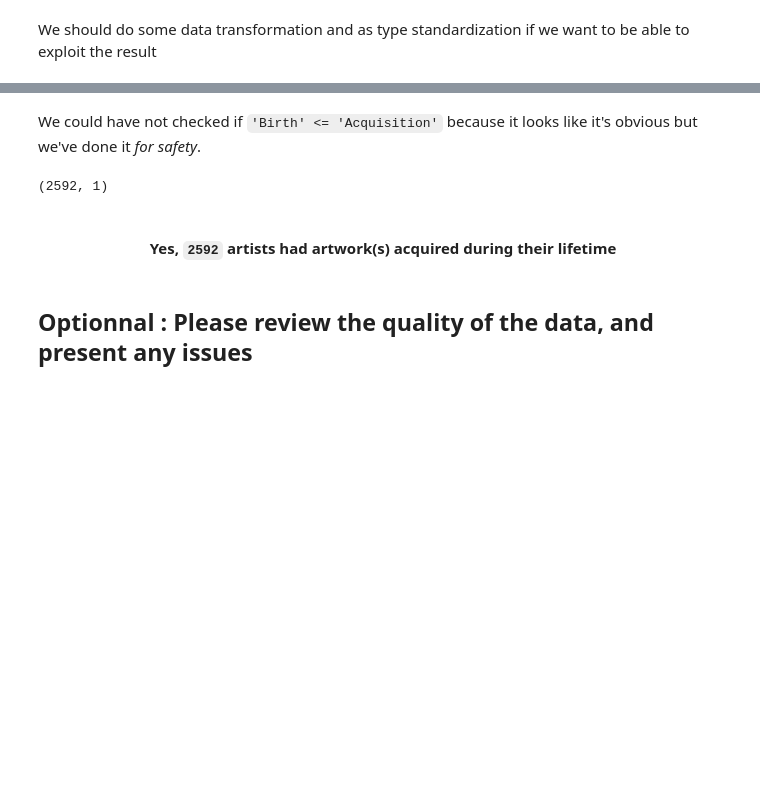
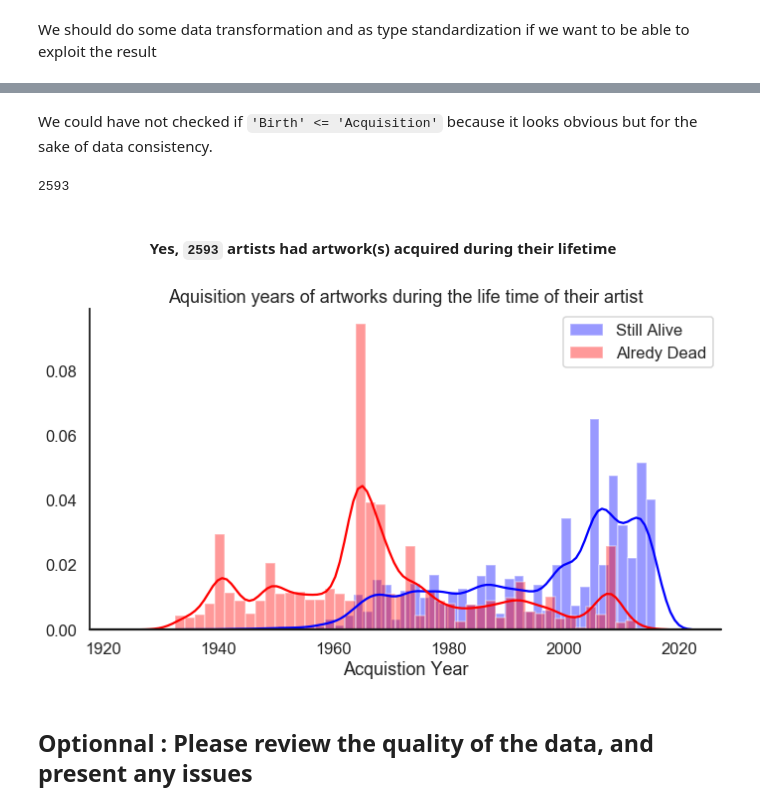
Before and after one commit to Martin-Labenne/Jolimoi_Technical_Interview, a Jupyter notebook: notebook/moma_study.ipynb, the cells around one changed output, grey strips where cells are left out. Drawn from its saved outputs; the diff is of its cells as text; code cells hidden in the pictures; blank space fills up the shorter version.

Commit message:
graph q4, better readibility, begin q6

```diff
--- a/notebook/moma_study.ipynb
+++ b/notebook/moma_study.ipynb
@@ -384,7 +398,8 @@ join_table = pd.read_sql(""" SELECT artists.Name AS Artist, artists.`Birth Year`
                              JOIN artworks
                              ON artists.`Artist ID` = artworks.`Artist ID`
                              WHERE Artist NOT LIKE '%Unknown%'
-                             AND Acquisition NOT NULL;
+                             AND Acquisition NOT NULL
+                             AND Birth NOT NULL;
                          """
                          , connector)
 join_table.head()
@@ -420,6 +432,11 @@ result = join_table[(join_table['Birth'] <= join_table['Acquisition'])
+# %%
+dead = join_table[join_table['Death'].apply(lambda x : not np.isnan(x))]
+alive = join_table[join_table['Death'].apply(lambda x : np.isnan(x))]
+# %%
+dead = dead[dead['Birth'] <= dead['Acquisition']]
+dead = dead[dead['Acquisition'] <= dead['Death']]
+alive = alive[alive['Birth'] <= alive['Acquisition']]
 # %% [markdown]
-We could have not checked if `'Birth' <= 'Acquisition'` because it looks like it's obvious but we've done it <em>for safety</em>.
+We could have not checked if `'Birth' <= 'Acquisition'` because it looks obvious but for the sake of data consistency.
 # %%
-result.groupby('Artist').agg(['count'])['Acquisition'].shape
+deadGroupByAcquisition = dead.groupby('Artist').agg(['count'])['Acquisition']
-# %% [output]
-(2592, 1)
@@ -426,2 +445,22 @@ result.groupby('Artist').agg(['count'])['Acquisition'].shape
+# %%
+deadGroupByAcquisition.shape[0] + aliveGroupByAcquisition.shape[1]
+# %% [output]
+2593
 # %% [markdown]
-#### <div style="text-align:center;">Yes, `2592` artists had artwork(s) acquired during their lifetime</div>
+#### <div style="text-align:center;">Yes, `2593` artists had artwork(s) acquired during their lifetime</div>
+# %%
+sns.set(style="white", context="talk") # general theme
+
+f, ax = plt.subplots(1, 1, figsize=(10, 6), sharex=True)
+sns.distplot( alive['Acquisition'], color="blue", label="Still Alive" )
+sns.distplot( dead['Acquisition'], color="red", label="Alredy Dead" )
+
+ax.set_xlabel("Acquistion Year")
+ax.axhline(0, color="k", clip_on=False)
+sns.despine(bottom=True)
+
+plt.title("Aquisition years of artworks during the life time of their artist")
+plt.legend()
+plt.tight_layout()
+# %% [output]
+[figure, added]
```
Also changed, not shown: parts of 18 cells of this notebook, 6 other files.
